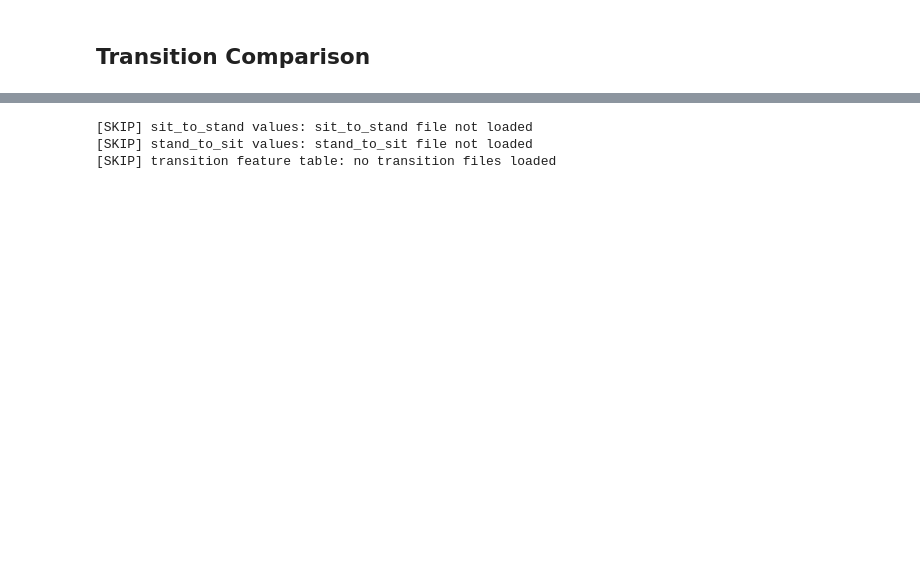
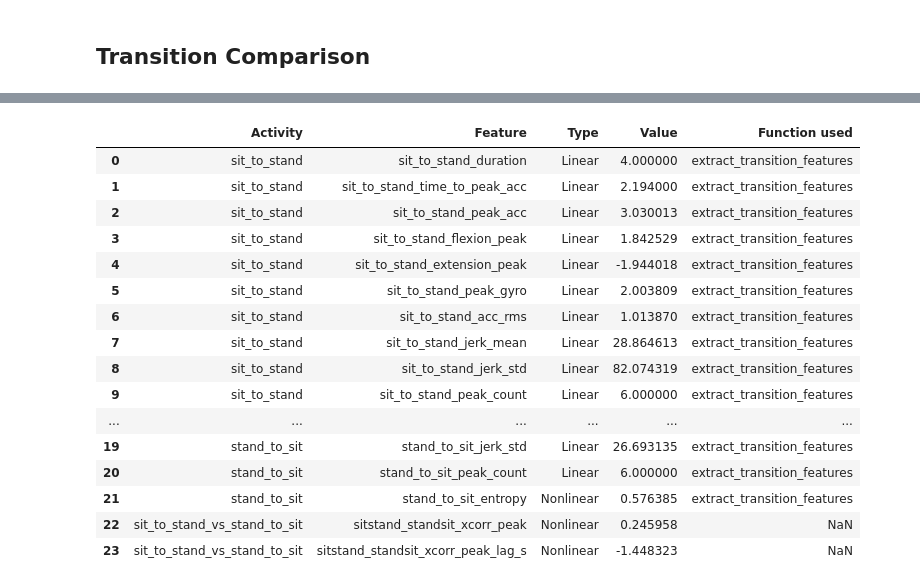
Before and after one commit to ahmedazhar2299/my-walk-sentinal, a Jupyter notebook: transition_validation.ipynb, the cells around one changed output, grey strips where cells are left out. Saved outputs shown, nothing was run; the diff lists cells and outputs as text; code cells hidden in the pictures; blank space fills up the shorter version.

```diff
--- a/transition_validation.ipynb
+++ b/transition_validation.ipynb
@@ -318,6 +337,8 @@ transition_feature_specs = [
     ("duration", "Linear"),
     ("time_to_peak_acc", "Linear"),
     ("peak_acc", "Linear"),
+    ("flexion_peak", "Linear"),
+    ("extension_peak", "Linear"),
     ("peak_gyro", "Linear"),
     ("acc_rms", "Linear"),
     ("jerk_mean", "Linear"),
@@ -353,33 +374,47 @@ if STAND_TO_SIT_DF is not None and STAND_TO_SIT_META is not None:
         transition_rows.append({
             "Activity": "stand_to_sit",
             "Feature": feature,
             "Type": feature_type,
             "Value": stand_to_sit_features.get(feature, np.nan),
             "Function used": "extract_transition_features",
         })
 else:
     print("[SKIP] stand_to_sit values: stand_to_sit file not loaded")
 
 
 if SIT_TO_STAND_CACHE is not None and STAND_TO_SIT_CACHE is not None:
     _, _, xcorr_peak, xcorr_lag_s, _ = sv._best_xcorr_summary(SIT_TO_STAND_CACHE, STAND_TO_SIT_CACHE, n_points=100)
     for feature, value in {
         "sitstand_standsit_xcorr_peak": xcorr_peak,
         "sitstand_standsit_xcorr_peak_lag_s": xcorr_lag_s,
     }.items():
         transition_rows.append({
             "Activity": "sit_to_stand_vs_stand_to_sit",
             "Feature": feature,
             "Type": "Nonlinear",
             "Value": value,
         })
 
 if transition_rows:
     transition_feature_table = pd.DataFrame(transition_rows)
     display(transition_feature_table)
 else:
     print("[SKIP] transition feature table: no transition files loaded")
 # %% [output]
-[SKIP] sit_to_stand values: sit_to_stand file not loaded
-[SKIP] stand_to_sit values: stand_to_sit file not loaded
-[SKIP] transition feature table: no transition files loaded
+|  | Activity | Feature | Type | Value | Function used |
+| 0 | sit_to_stand | sit_to_stand_duration | Linear | 4.000000 | extract_transition_features |
+| 1 | sit_to_stand | sit_to_stand_time_to_peak_acc | Linear | 2.194000 | extract_transition_features |
+| 2 | sit_to_stand | sit_to_stand_peak_acc | Linear | 3.030013 | extract_transition_features |
+| 3 | sit_to_stand | sit_to_stand_flexion_peak | Linear | 1.842529 | extract_transition_features |
+| 4 | sit_to_stand | sit_to_stand_extension_peak | Linear | -1.944018 | extract_transition_features |
+| 5 | sit_to_stand | sit_to_stand_peak_gyro | Linear | 2.003809 | extract_transition_features |
+| 6 | sit_to_stand | sit_to_stand_acc_rms | Linear | 1.013870 | extract_transition_features |
+| 7 | sit_to_stand | sit_to_stand_jerk_mean | Linear | 28.864613 | extract_transition_features |
+| 8 | sit_to_stand | sit_to_stand_jerk_std | Linear | 82.074319 | extract_transition_features |
+| 9 | sit_to_stand | sit_to_stand_peak_count | Linear | 6.000000 | extract_transition_features |
+| ... | ... | ... | ... | ... | ... |
+| 19 | stand_to_sit | stand_to_sit_jerk_std | Linear | 26.693135 | extract_transition_features |
+| 20 | stand_to_sit | stand_to_sit_peak_count | Linear | 6.000000 | extract_transition_features |
+| 21 | stand_to_sit | stand_to_sit_entropy | Nonlinear | 0.576385 | extract_transition_features |
+| 22 | sit_to_stand_vs_stand_to_sit | sitstand_standsit_xcorr_peak | Nonlinear | 0.245958 | NaN |
+| 23 | sit_to_stand_vs_stand_to_sit | sitstand_standsit_xcorr_peak_lag_s | Nonlinear | -1.448323 | NaN |
```
Also changed, not shown: parts of 14 cells of this notebook, 3 other files.
